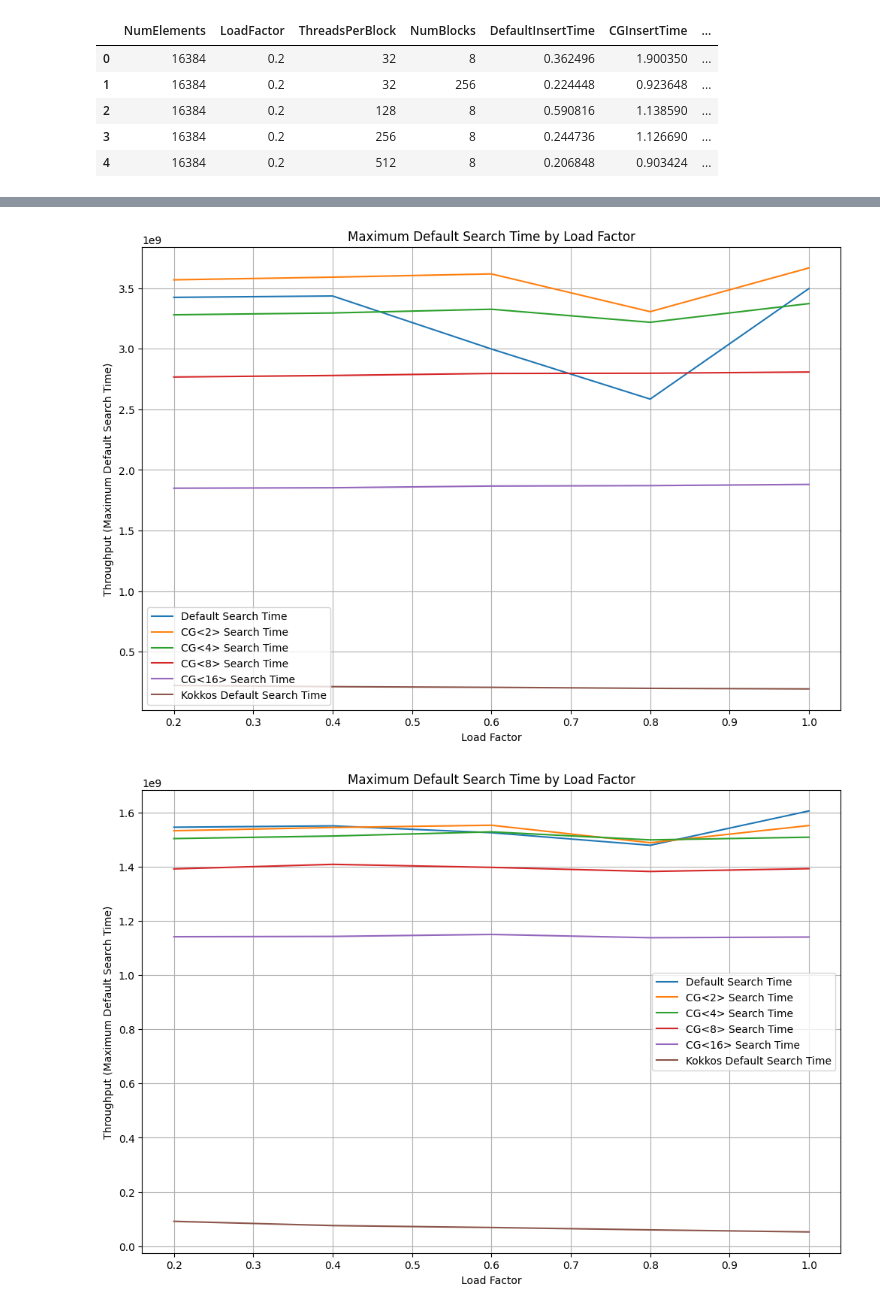
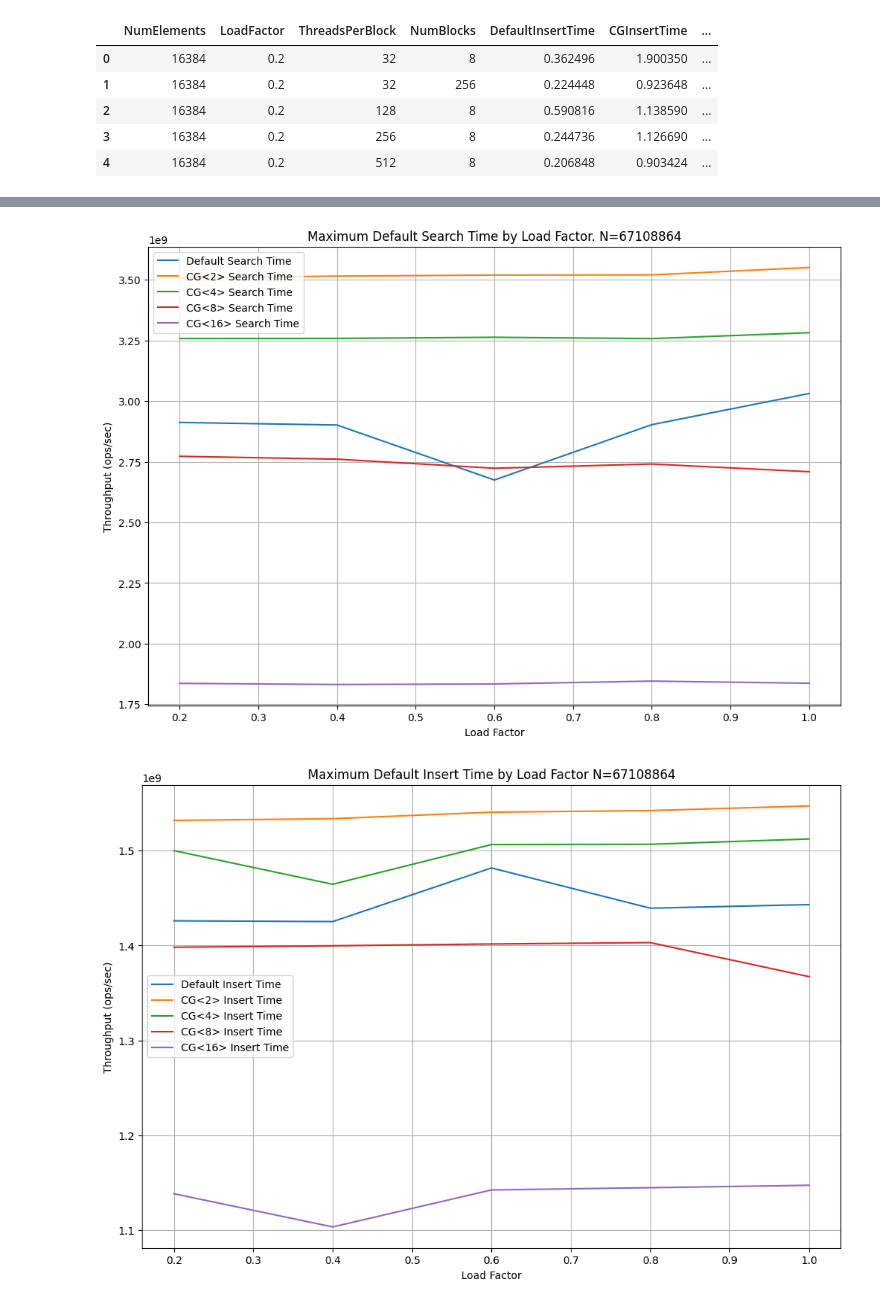
Before and after one commit to sandeepnmenon/gpu_datastructures, a Jupyter notebook: basics/visualize_results.ipynb, the cells around one changed output, grey strips where cells are left out. Saved outputs shown, nothing was run; the diff lists cells and outputs as text; code cells hidden in the pictures.

Commit message:
more results

```diff
--- a/basics/visualize_results.ipynb
+++ b/basics/visualize_results.ipynb
@@ -5,7 +5,7 @@ import pandas as pd
 
 %matplotlib inline
 # %%
-kokkos_benchmark_file = "/mnt/d/Downloads/benchmark_results_kokkos.csv"
+kokkos_benchmark_file = "/mnt/d/Downloads/benchmark_results_kokkos_2.csv"
 kokkos_data = pd.read_csv(kokkos_benchmark_file, sep=',', header=0)
 kokkos_data.head()
 # %% [output]
@@ -68,6 +62,9 @@ for cg in cgs:
         if "Time" in column:
             data[cg]['Throughput_' + column] = 1000*data[cg]['NumElements'] / data[cg][column]
 
+    # Add a new column number of threads
+    data[cg]['NumThreads'] = data[cg]['NumBlocks'] * data[cg]['ThreadsPerBlock']
+
 data[cg].head()
 # %% [output]
 |  | NumElements | LoadFactor | ThreadsPerBlock | NumBlocks | DefaultInsertTime | CGInsertTime | ... |
@@ -76,7 +73,3 @@ data[cg].head()
 | 2 | 16384 | 0.2 | 128 | 8 | 0.590816 | 1.138590 | ... |
 | 3 | 16384 | 0.2 | 256 | 8 | 0.244736 | 1.126690 | ... |
 | 4 | 16384 | 0.2 | 512 | 8 | 0.206848 | 0.903424 | ... |
-# %%
-cg=8
-data_N = data[cg][data[cg]['NumElements'] == N]
-data_N
@@ -101,7 +80,7 @@ data_N
 # In the same graph, plot the throughput different NumElements. Pick the maximum Throughput_DefaultSearchTime for each LoadFactor
 
 # Filter rows to pick a particular N
-N = 16777216
+N = 67108864
 plt.figure(figsize=(12, 8))
 
 for cg in cgs:
@@ -117,66 +96,58 @@ for cg in cgs:
     plt.plot(grouped_data['LoadFactor'], grouped_data['Throughput_CGSearchTime'], label=f'CG<{cg}> Search Time')
 
 
-data_N = kokkos_data[kokkos_data['NumElements'] == N]
+# cuco_grouped_data = cuco_data[cuco_data['NumKeys'] == N]
 
-kokkos_grouped_data = data_N.groupby(['LoadFactor']).agg({
-    'Throughput_DefaultSearchTime': 'max',
-}).reset_index()
+# plt.plot(cuco_grouped_data['LoadFactor'],
+#          cuco_grouped_data['FindThroughput'], label='Kokkos Default Search Time')
 
-plt.plot(kokkos_grouped_data['LoadFactor'],
-         kokkos_grouped_data['Throughput_DefaultSearchTime'], label='Kokkos Default Search Time')
-
-plt.title('Maximum Default Search Time by Load Factor')
+plt.title(f'Maximum Default Search Time by Load Factor. N={N}')
 plt.xlabel('Load Factor')
-plt.ylabel('Throughput (Maximum Default Search Time)')
+plt.ylabel('Throughput (ops/sec)')
 plt.legend()
 plt.grid(True)
 
 # Show the plot
 plt.show()
 # %% [output]
-[figure, old version]
+[figure, new version]
 # %%
 # Plot the graphs
 # x-axis - LoadFactor
 # y-axis - Throughput_DefaultInsertTime
 # In the same graph, plot the throughput different NumElements. Pick the maximum Throughput_DefaultInsertTime for each LoadFactor
 
 # Filter rows to pick a particular N
-N = 16777216
+N = 67108864
 plt.figure(figsize=(12, 8))
 
 for cg in cgs:
     data_N = data[cg][data[cg]['NumElements'] == N]
 
     grouped_data = data_N.groupby(['LoadFactor']).agg({
         'Throughput_DefaultInsertTime': 'max',
         'Throughput_CGInsertTime': 'max'
     }).reset_index()
 
     if cg == 2:
         plt.plot(grouped_data['LoadFactor'],
-                 grouped_data['Throughput_DefaultInsertTime'], label='Default Search Time')
+                 grouped_data['Throughput_DefaultInsertTime'], label='Default Insert Time')
     plt.plot(grouped_data['LoadFactor'],
-             grouped_data['Throughput_CGInsertTime'], label=f'CG<{cg}> Search Time')
+             grouped_data['Throughput_CGInsertTime'], label=f'CG<{cg}> Insert Time')
 
 
-data_N = kokkos_data[kokkos_data['NumElements'] == N]
+# cuco_grouped_data = cuco_data[cuco_data['NumKeys'] == N]
 
-kokkos_grouped_data = data_N.groupby(['LoadFactor']).agg({
-    'Throughput_DefaultInsertTime': 'max',
-}).reset_index()
+# plt.plot(cuco_grouped_data['LoadFactor'],
+#          cuco_grouped_data['InsertThroughput'], label='CuCollections Default Search Time')
 
-plt.plot(kokkos_grouped_data['LoadFactor'],
-         kokkos_grouped_data['Throughput_DefaultInsertTime'], label='Kokkos Default Search Time')
-
-plt.title('Maximum Default Search Time by Load Factor')
+plt.title(f'Maximum Default Insert Time by Load Factor N={N}')
 plt.xlabel('Load Factor')
-plt.ylabel('Throughput (Maximum Default Search Time)')
+plt.ylabel('Throughput (ops/sec)')
 plt.legend()
 plt.grid(True)
 
 # Show the plot
 plt.show()
 # %% [output]
-[figure, old version]
+[figure, new version]
```
Also changed, not shown: parts of 8 cells of this notebook, 1 other file.
